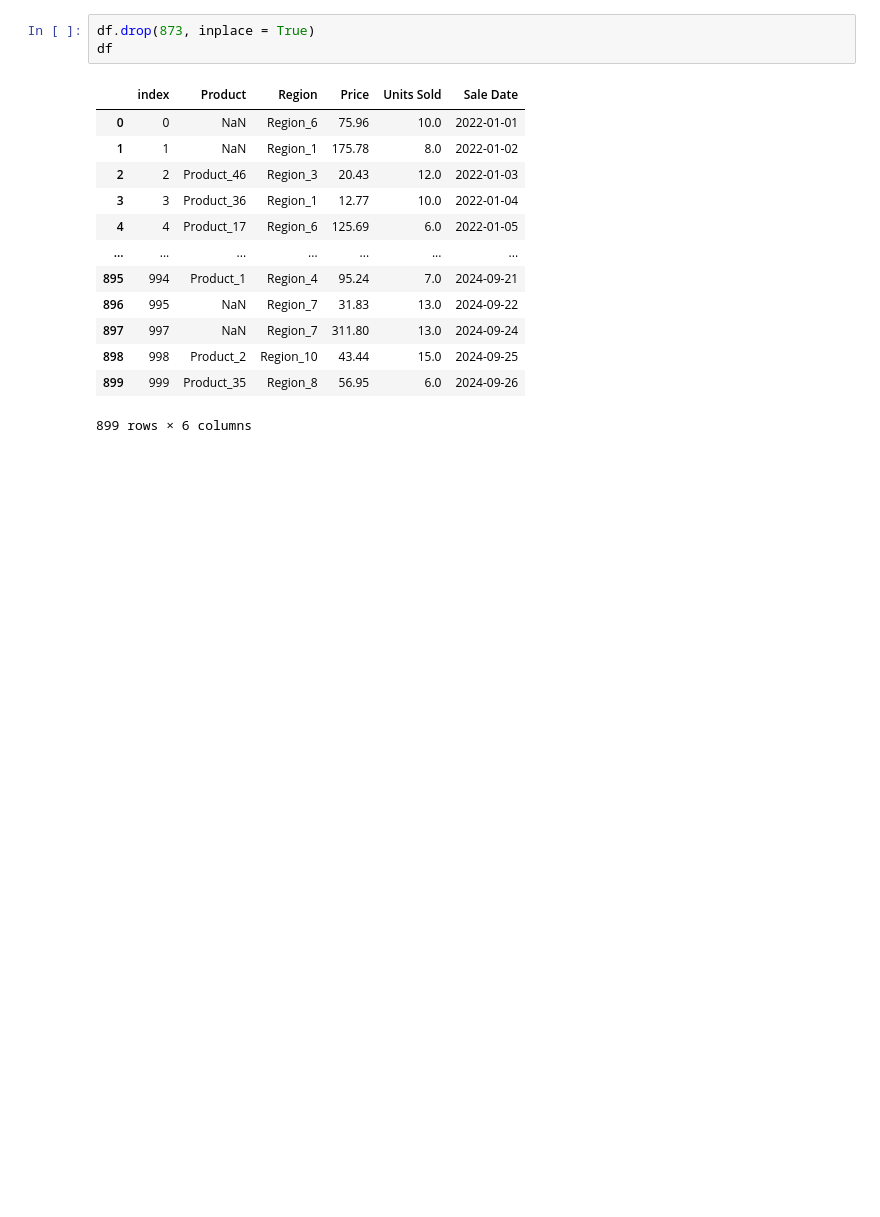
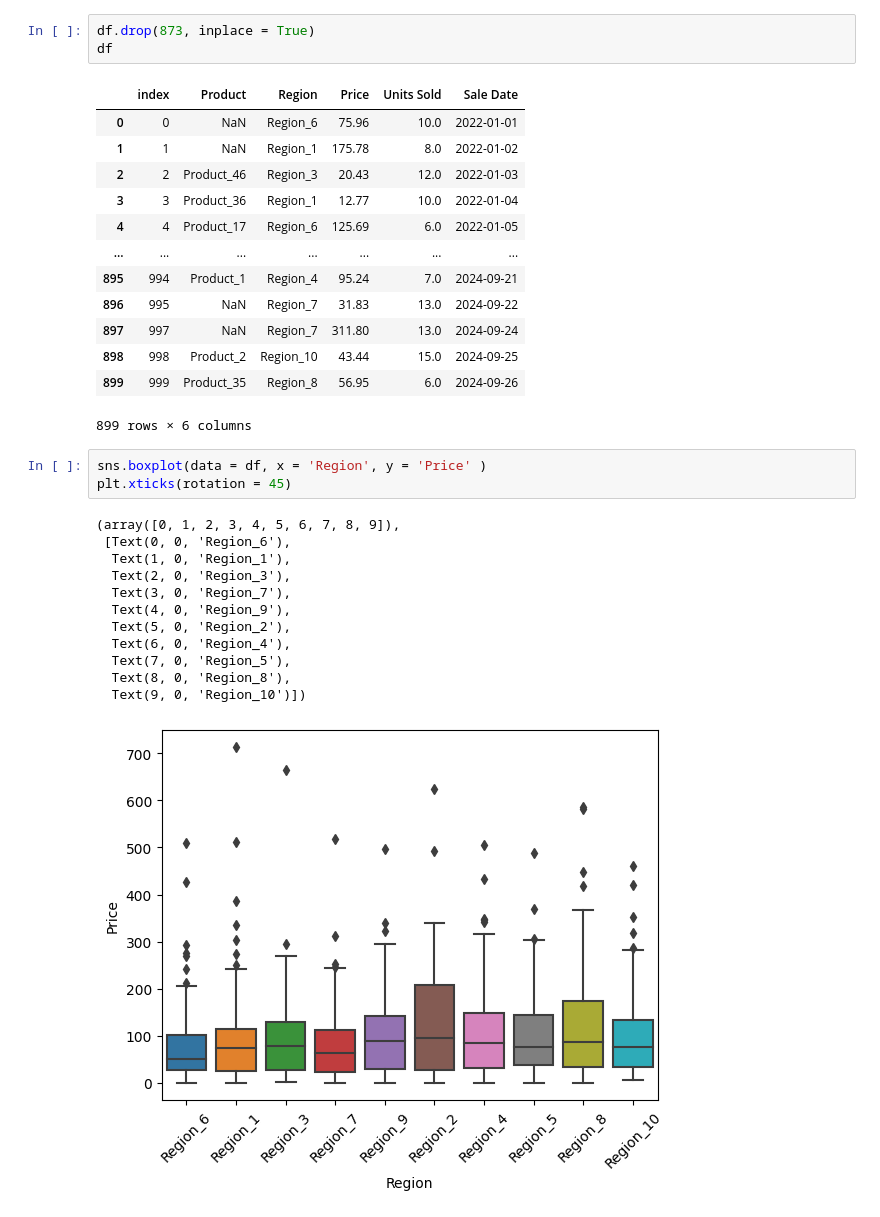
Before and after one commit to RandyLuChang/schulich_data_science, a Jupyter notebook: assignment1.ipynb, the cells around one changed output. Cells and saved outputs as stored; diff of their text form; blank space fills up the shorter version.

```diff
--- a/assignment1.ipynb
+++ b/assignment1.ipynb
@@ -129,3 +129,19 @@ df
 | 898 | 998 | Product_2 | Region_10 | 43.44 | 15.0 | 2024-09-25 |
 | 899 | 999 | Product_35 | Region_8 | 56.95 | 6.0 | 2024-09-26 |
 899 rows × 6 columns
+# %%
+sns.boxplot(data = df, x = 'Region', y = 'Price' )
+plt.xticks(rotation = 45)
+# %% [output]
+(array([0, 1, 2, 3, 4, 5, 6, 7, 8, 9]),
+ [Text(0, 0, 'Region_6'),
+  Text(1, 0, 'Region_1'),
+  Text(2, 0, 'Region_3'),
+  Text(3, 0, 'Region_7'),
+  Text(4, 0, 'Region_9'),
+  Text(5, 0, 'Region_2'),
+  Text(6, 0, 'Region_4'),
+  Text(7, 0, 'Region_5'),
+  Text(8, 0, 'Region_8'),
+  Text(9, 0, 'Region_10')])
+[figure, added]
```
Also changed, not shown: parts of 1 cell of this notebook.
